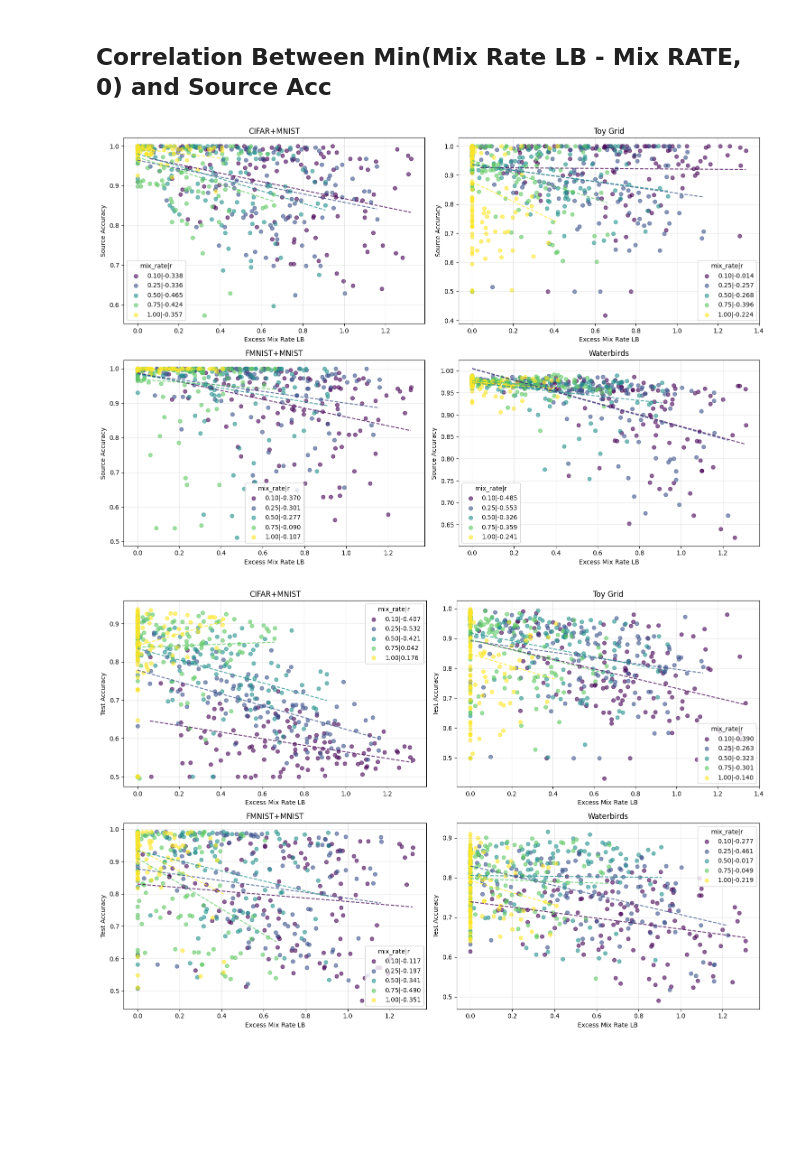
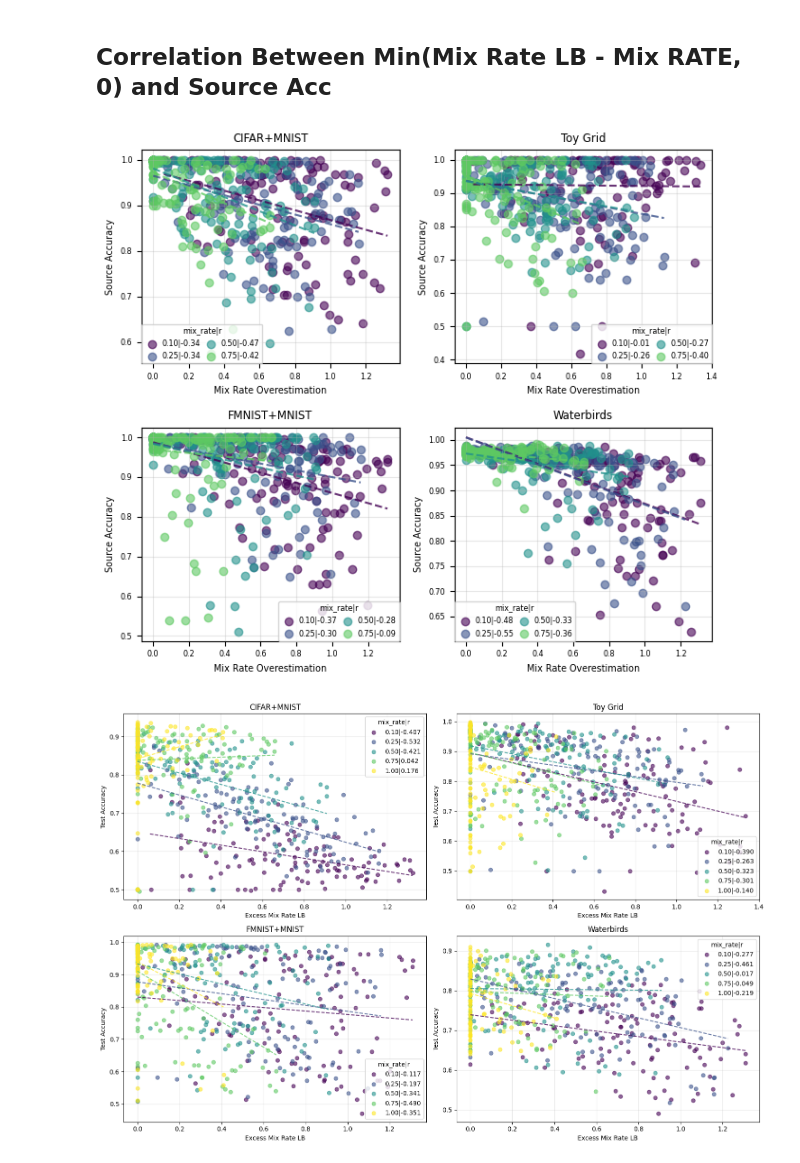
Before and after one commit to oliveradk/diverse-gen, a Jupyter notebook: experiments/250204_mix_rate_detection/1_mix_rate_pseudo_sweep.ipynb, the cells around one changed output. Cells and saved outputs as stored; diff of their text form; code cells hidden in the pictures; blank space fills up the shorter version.

```diff
--- a/experiments/250204_mix_rate_detection/1_mix_rate_pseudo_sweep.ipynb
+++ b/experiments/250204_mix_rate_detection/1_mix_rate_pseudo_sweep.ipynb
@@ -455,7 +534,7 @@ def analyze_mix_rate_lb_correlation_unified(
     datasets,
     acc_metric: str =  "source_acc",
     ylabel: str = "Source Accuracy",
-    figsize=(15, 10)
+    figsize=(6.75, 4.5)
 ):
     """
     Create unified subplot figure analyzing correlation between excess mix rate
@@ -484,8 +563,8 @@ def analyze_mix_rate_lb_correlation_unified(
 
     # Color map for mix rates
     unique_mix_rates = sorted(df['mix_rate'].unique())
-    colors = plt.cm.viridis(np.linspace(0, 1, len(unique_mix_rates)))
-    mix_rate_to_color = dict(zip(unique_mix_rates, colors))
+    colors = plt.cm.viridis(np.linspace(0, 1, len(MIX_RATES)))
+    mix_rate_to_color = dict(zip(MIX_RATES, colors))
 
     for idx, dataset in enumerate(datasets):
         ax = axes[idx]
@@ -515,7 +594,7 @@ def analyze_mix_rate_lb_correlation_unified(
                     'p_value': p_value
                 }
                 # Modified label format to include correlation coefficient
-                label = f'{mix_rate:.2f}|{pearson_r:.3f}'
+                label = f'{mix_rate:.2f}|{pearson_r:.2f}'
             else:
                 label = f'{mix_rate:.2f}|NA'
 
@@ -536,30 +615,51 @@ def analyze_mix_rate_lb_correlation_unified(
                                 mix_rate_data['excess_mix_rate_lb'].max()])
                 ax.plot(x_range, p(x_range), "--", color=mix_rate_to_color[mix_rate], alpha=0.8)
 
-            ax.set_xlabel('Excess Mix Rate LB')
-            ax.set_ylabel(ylabel)
-            ax.set_title(f'{DATASET_TITLES[dataset]}')
+            # ax.set_xlabel('Excess Mix Rate LB')
+            # ax.set_ylabel(ylabel)
+            # ax.set_title(f'{DATASET_TITLES[dataset]}')
+            # ax.grid(True, alpha=0.3)
+            ax.set_xlabel('Mix Rate Overestimation', fontsize='x-small')
+            ax.set_ylabel(ylabel, fontsize='x-small')
+            ax.set_title(f'{DATASET_TITLES[dataset]}', fontsize='small')
             ax.grid(True, alpha=0.3)
+            ax.tick_params(axis='both', which='major', labelsize='xx-small')
 
-            # Add legend to each subplot
-            ax.legend(title='mix_rate|r')
+            # Add legend to each subplot with smaller font and more compact layout
+            # Add legend to each subplot with even smaller font
+            ax.legend(
+                title='mix_rate|r',
+                fontsize='xx-small',
+                title_fontsize='xx-small',
+                bbox_to_anchor=None,
+                loc='best',
+                borderaxespad=0,
+                handletextpad=0.3,
+                columnspacing=0.3,
+                ncol=2
+            )
 
     # Remove any unused subplots
     for idx in range(len(datasets), len(axes)):
         fig.delaxes(axes[idx])
 
     plt.tight_layout()
+    # plt.tight_layout(rect=[0, 0, 0.95, 1])
     plt.show()
 
-    return correlations
+    return fig, axes
+# %%
+datasets = ['cifar_mnist', 'toy_grid', 'fmnist_mnist', 'waterbirds']
+fig, axes = analyze_mix_rate_lb_correlation_unified(
+    df[df['mix_rate'] != 1.0],
+    datasets,
+    figsize=(6.75, 6),
+)
+fig.savefig(RESULTS_DIR / "mix_rate_overestimation_source_acc_corr.svg", dpi=300)
+# %% [output]
+[figure, added]
 # %%
 datasets = ['cifar_mnist', 'toy_grid', 'fmnist_mnist', 'waterbirds']
-correlations = analyze_mix_rate_lb_correlation_unified(df, datasets)
+fig, axes = analyze_mix_rate_lb_correlation_unified(df, datasets, acc_metric="test_acc", ylabel="Test Accuracy")
 # %% [output]
-[figure, old version]
+[figure, new version]
-# %%
-datasets = ['cifar_mnist', 'toy_grid', 'fmnist_mnist', 'waterbirds']
-correlations = analyze_mix_rate_lb_correlation_unified(df, datasets,
-                                                       acc_metric="test_acc", ylabel="Test Accuracy")
-# %% [output]
-[figure, removed]
```
Also changed, not shown: parts of 7 cells of this notebook.
